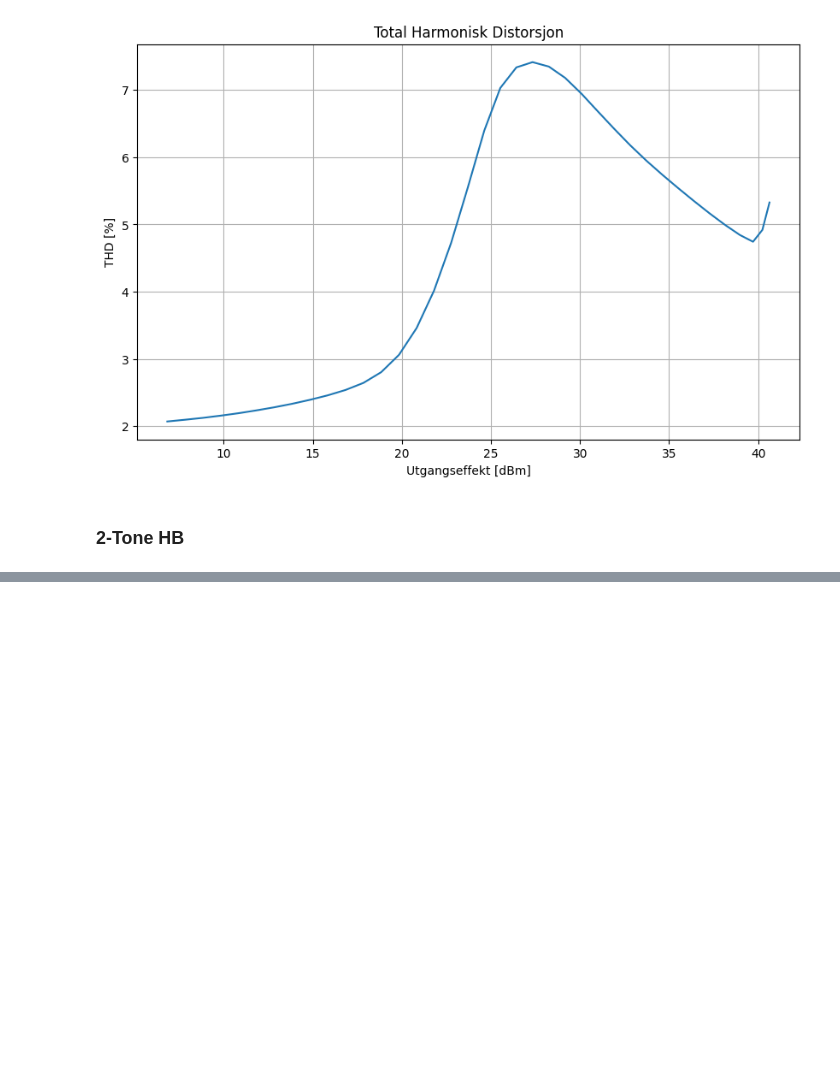
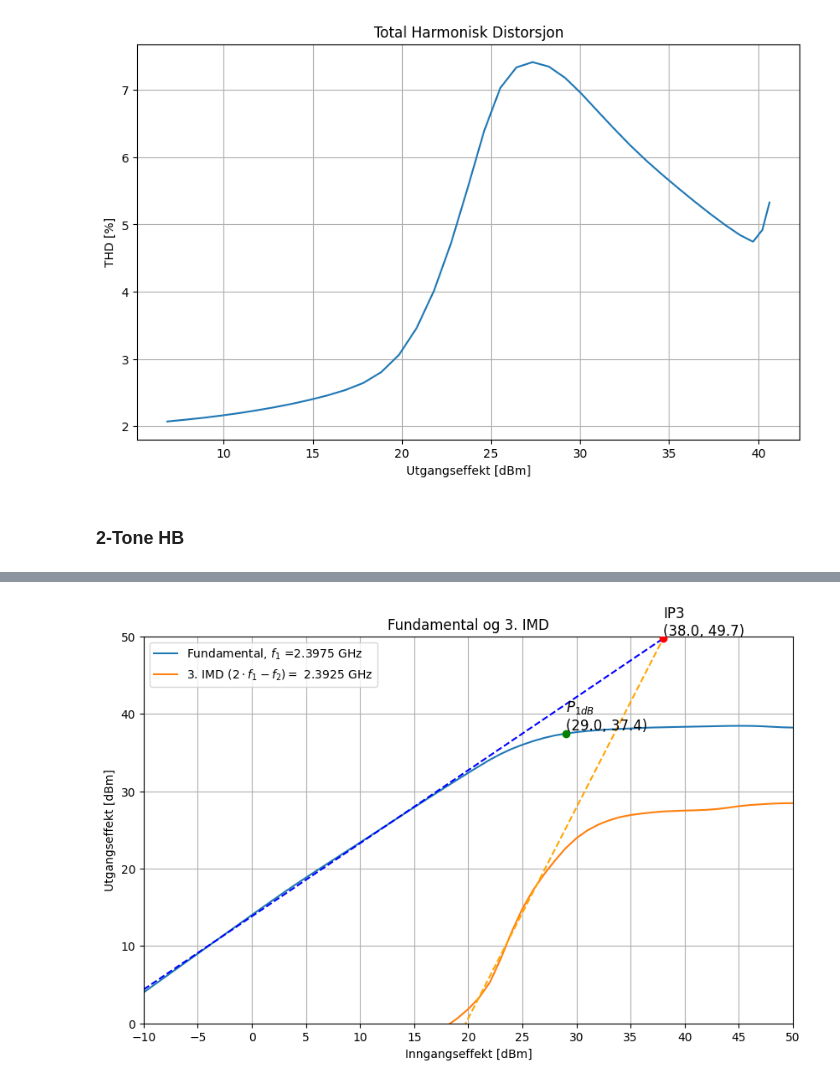
Before and after one commit to SkaugJr/TTT4201-Radiosystemdesign, a Jupyter notebook: Databehandling/Visualisering.ipynb, the cells around one changed output, grey strips where cells are left out. Drawn from its saved outputs; the diff is of its cells as text; code cells hidden in the pictures; blank space fills up the shorter version.

```diff
--- a/Databehandling/Visualisering.ipynb
+++ b/Databehandling/Visualisering.ipynb
@@ -413,0 +536,59 @@ plt.grid(True)
+# %%
+# Load the data
+Put_fund_3rd_low = np.loadtxt('Data/Simulering/HB_2Tone/Put_fund_3rd_low.csv', delimiter=',', skiprows=16)
+Put_fund_3rd_low = pd.DataFrame(Put_fund_3rd_low, columns=['RFPower', 'Pfund_low', 'P3rd_low'])
+
+# Define the RFPower range for the polynomial fit of the fundamental
+rfpower_min_fund = -10  # Minimum RFPower value for the fundamental fit
+rfpower_max_fund = 20  # Maximum RFPower value for the fundamental fit
+
+# Define the RFPower range for the polynomial fit of the 3rd IMD
+rfpower_min_imd3 = 22.5  # Minimum RFPower value for the 3rd IMD fit
+rfpower_max_imd3 = 27.5  # Maximum RFPower value for the 3rd IMD fit
+
+# Filter the data based on the specified RFPower ranges
+filtered_data_fund = Put_fund_3rd_low[(Put_fund_3rd_low['RFPower'] >= rfpower_min_fund) & (Put_fund_3rd_low['RFPower'] <= rfpower_max_fund)]
+filtered_data_imd3 = Put_fund_3rd_low[(Put_fund_3rd_low['RFPower'] >= rfpower_min_imd3) & (Put_fund_3rd_low['RFPower'] <= rfpower_max_imd3)]
+
+# Calculate the linear fit for the fundamental and 3rd IMD within the specified ranges
+fund_fit = np.polyfit(filtered_data_fund['RFPower'], filtered_data_fund['Pfund_low'], 1)
+imd3_fit = np.polyfit(filtered_data_imd3['RFPower'], filtered_data_imd3['P3rd_low'], 1)
+
+# Calculate the intersection point (IP3)
+ip3_x = (fund_fit[1] - imd3_fit[1]) / (imd3_fit[0] - fund_fit[0])
+ip3_y = np.polyval(fund_fit, ip3_x)
+
+# Calculate the 1dB compression point (P1dB)
+p1db_x = Put_fund_3rd_low['RFPower'][np.argmax(Put_fund_3rd_low['Pfund_low'] >= (Put_fund_3rd_low['Pfund_low'].max() - 1))]
+p1db_y = Put_fund_3rd_low['Pfund_low'][np.argmax(Put_fund_3rd_low['Pfund_low'] >= (Put_fund_3rd_low['Pfund_low'].max() - 1))]
+
+# Plot the data
+plt.figure(figsize=(10, 6))
+plt.plot(Put_fund_3rd_low['RFPower'], Put_fund_3rd_low['Pfund_low'], label='Fundamental, $f_1$ =' + f'{Fund_freqs[0]} GHz')
+plt.plot(Put_fund_3rd_low['RFPower'], Put_fund_3rd_low['P3rd_low'], label=r'3. IMD $(2\cdot f_1 -f_2) =$ ' + f'{imd_3rd[0]:.4f} GHz')
+
+# Plot the linear fits
+plt.plot(Put_fund_3rd_low['RFPower'], np.polyval(fund_fit, Put_fund_3rd_low['RFPower']), '--', color = 'b')
+plt.plot(Put_fund_3rd_low['RFPower'], np.polyval(imd3_fit, Put_fund_3rd_low['RFPower']), '--', color = 'orange')
+
+# Plot the IP3 point
+plt.scatter(ip3_x, ip3_y, color='red', zorder=5)
+plt.text(ip3_x, ip3_y, f'IP3\n({ip3_x:.1f}, {ip3_y:.1f})', fontsize=12, verticalalignment='bottom')
+
+# Plot the 1dB compression point
+plt.scatter(p1db_x, p1db_y, color='green', zorder=5)
+plt.text(p1db_x, p1db_y, '$P_{1dB}$'+f'\n({p1db_x:.1f}, {p1db_y:.1f})', fontsize=12, verticalalignment='bottom')
+
+plt.xlabel('Inngangseffekt [dBm]')
+plt.ylabel('Utgangseffekt [dBm]')
+plt.title('Fundamental og 3. IMD')
+plt.legend(loc='upper left')
+plt.grid(True)
+
+plt.xlim(-10, 50)
+plt.ylim(0, 50)
+plt.xticks(np.arange(-10, 50 + 1, 5))
+
+plt.show()
+# %% [output]
+[figure, added]
```
Also changed, not shown: parts of 11 cells of this notebook, 22 other files.
